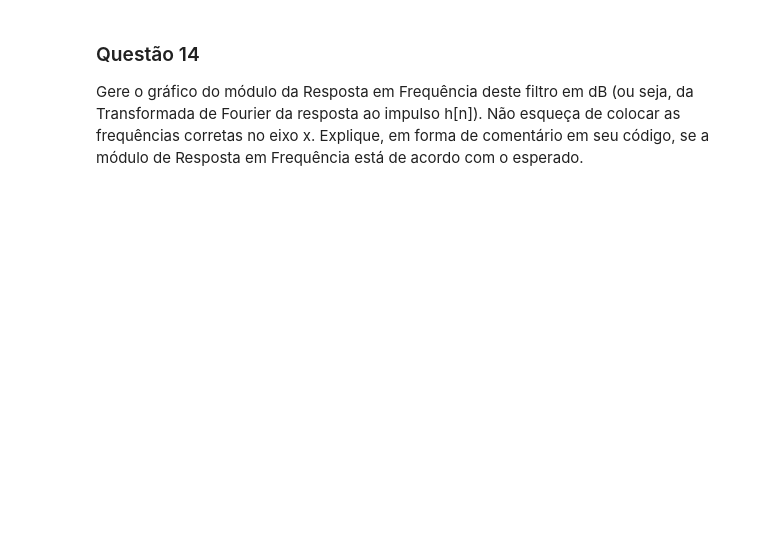
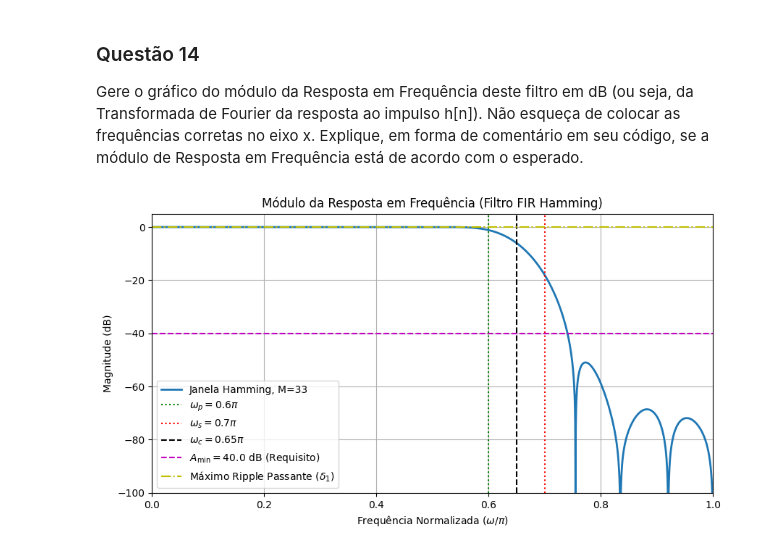
Before and after one commit to RyamLael/Processamento-digital-de-sinais, a Jupyter notebook: trabalho 01 - Filtros de Fase Linear e Janelamento.ipynb, the cells around one changed output. Cells and saved outputs as stored; diff of their text form; code cells hidden in the pictures; blank space fills up the shorter version.

```diff
--- a/trabalho 01 - Filtros de Fase Linear e Janelamento.ipynb
+++ b/trabalho 01 - Filtros de Fase Linear e Janelamento.ipynb
@@ -770,3 +884,46 @@ Gere o gráfico do módulo da Resposta em Frequência deste filtro em dB (ou sej
 da Transformada de Fourier da resposta ao impulso h[n]). Não esqueça de colocar as
 frequências corretas no eixo x. Explique, em forma de comentário em seu código, se a
 módulo de Resposta em Frequência está de acordo com o esperado.
+# %%
+# Parâmetros de Projeto (Filtro Hamming - O de menor ordem que atende 40 dB)
+M = 33              # Ordem do filtro
+wc_norm = 0.65      # Frequência de corte (wc/pi)
+A_min_req = 40.00   # Atenuação Mínima Requerida (dB)
+A_hamming = 41.00   # Atenuação garantida pela Janela Hamming
+
+# Gerando os Coeficientes h[n]
+# O número de taps é M+1 = 34.
+h_n = firwin(numtaps=M + 1, cutoff=wc_norm, window='hamming', pass_zero='lowpass')
+
+# Cálculando a Resposta em Frequência H(e^jw)
+w, H = freqz(h_n, 1, worN=2048)
+
+# Normalizando o eixo de frequências
+omega_norm = w / np.pi
+
+# Convertendo magnitude para dB
+H_dB = 20 * np.log10(np.abs(H) + 1e-12)
+
+# Gráfico do filtro Hamming
+plt.figure(figsize=(10, 5))
+plt.plot(omega_norm, H_dB, linewidth=2, label=f'Janela Hamming, M={M}')
+plt.title("Módulo da Resposta em Frequência (Filtro FIR Hamming)")
+plt.xlabel(r"Frequência Normalizada ($\omega/\pi$)")
+plt.ylabel("Magnitude (dB)")
+
+# Frequências de projeto
+plt.axvline(0.6, color='g', linestyle=':', label=r"$\omega_p = 0.6\pi$")
+plt.axvline(0.7, color='r', linestyle=':', label=r"$\omega_s = 0.7\pi$")
+plt.axvline(wc_norm, color='k', linestyle='--', label=r"$\omega_c = 0.65\pi$")
+plt.axhline(-A_min_req, color='m', linestyle='--', label=r"$A_{\min} = 40.0 \text{ dB}$ (Requisito)")
+
+# Visualização de Ripple (0.01) -> -20*log10(1-0.01) ~= 0.087 dB (max ripple negativo)
+plt.axhline(-0.087, color='y', linestyle='-.', label=r"Máximo Ripple Passante ($\delta_1$)")
+
+plt.ylim(-100, 5)
+plt.xlim(0, 1)
+plt.legend()
+plt.grid(True)
+plt.show()
+# %% [output]
+[figure, added]
```
Also changed, not shown: parts of 28 cells of this notebook.
